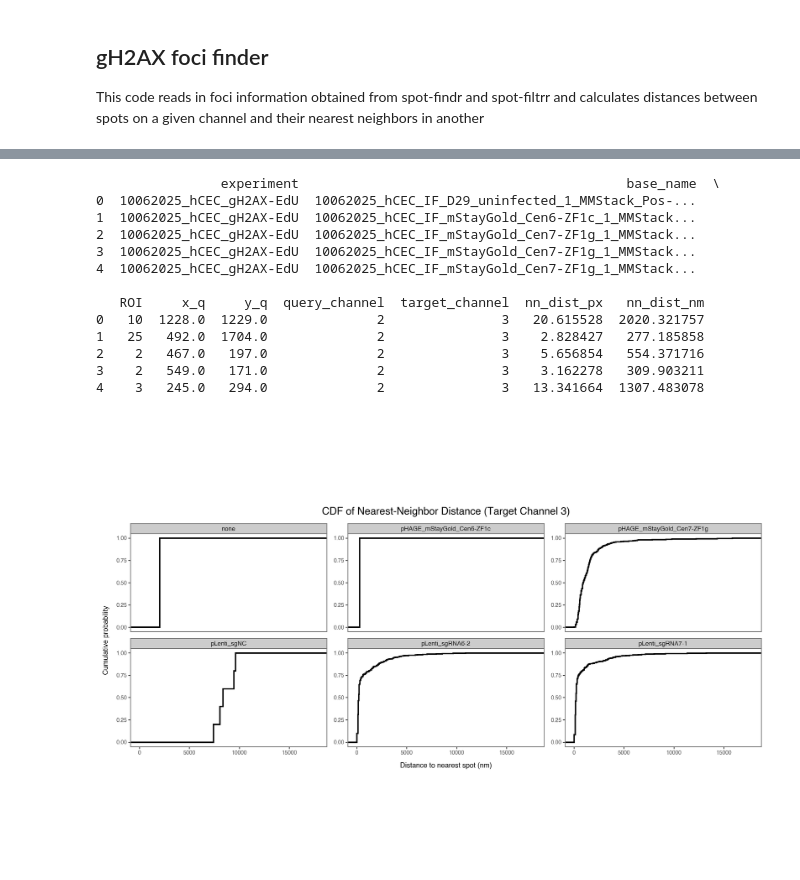
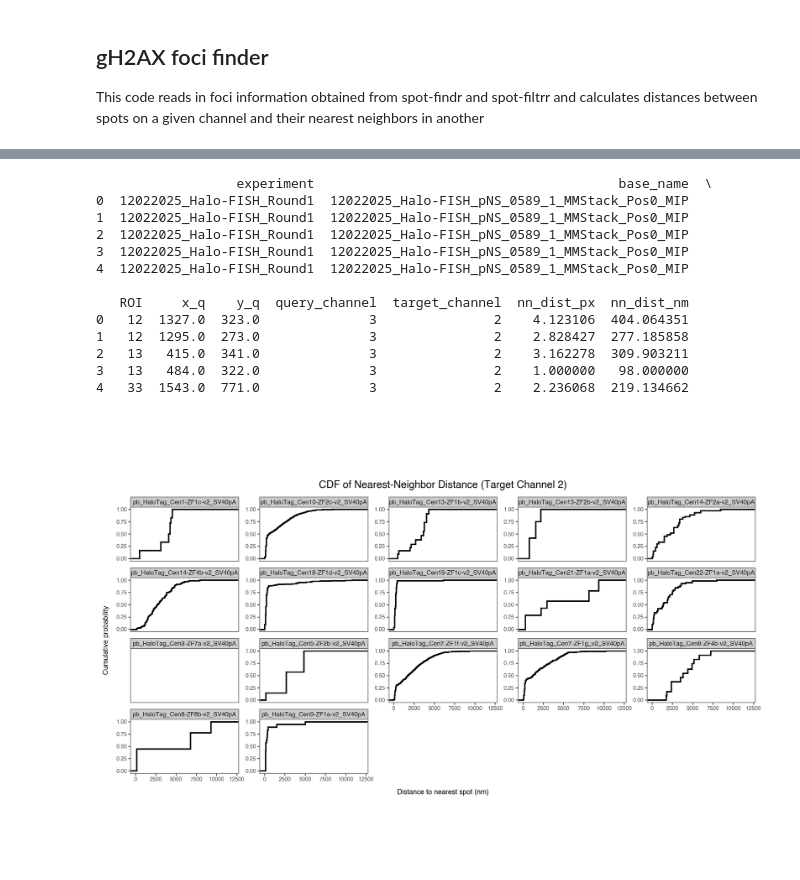
Before and after one commit to timotheelionnet/python_image-analysis, a Jupyter notebook: notebooks/nn_dist_calculator.ipynb, the cells around one changed output, grey strips where cells are left out. Saved outputs shown, nothing was run; the diff lists cells and outputs as text; code cells hidden in the pictures.

```diff
--- a/notebooks/nn_dist_calculator.ipynb
+++ b/notebooks/nn_dist_calculator.ipynb
@@ -25,7 +25,8 @@ sys.path.insert(0, '../src')  # Adjust the path as needed
 # Define the location of the file to read
 parent_directory = "/Users/nestor/Documents/NYU-ISG/microscope-data" # modify if needed
 repo_directory = "/Users/nestor/Documents/NYU-ISG/python_image-analysis" # analysis code directory
-experiment_list = ["10062025_hCEC_gH2AX-EdU"]
+experiment_list = ["12022025_Halo-FISH_Round1", "12092025_Halo-FISH_Round2",
+                   "12102025_Halo-FISH_Round3", "12162025_Halo-FISH_Round4"]
 # %%
 # Read in filtered spot data from spot-filtrr.ipynb
 
@@ -154,8 +155,8 @@ my_spot_metrics = my_spot_metrics[
 ].copy()
 
 # Define the query and target channels
-q_chan = 2
-t_chans = [3]
+q_chan = 3
+t_chans = [2]
 # And the pixel size (in nm)
 pixel_size = 98
 # %%
@@ -201,19 +202,19 @@ spot_dists = nn_dists(my_spot_metrics, q_chan = q_chan, t_chans = t_chans, pixel
 # %%
 print(spot_dists.head())
 # %% [output]
-                experiment                                          base_name  \
-0  10062025_hCEC_gH2AX-EdU  10062025_hCEC_IF_D29_uninfected_1_MMStack_Pos-...
-1  10062025_hCEC_gH2AX-EdU  10062025_hCEC_IF_mStayGold_Cen6-ZF1c_1_MMStack...
-2  10062025_hCEC_gH2AX-EdU  10062025_hCEC_IF_mStayGold_Cen7-ZF1g_1_MMStack...
-3  10062025_hCEC_gH2AX-EdU  10062025_hCEC_IF_mStayGold_Cen7-ZF1g_1_MMStack...
-4  10062025_hCEC_gH2AX-EdU  10062025_hCEC_IF_mStayGold_Cen7-ZF1g_1_MMStack...
+                  experiment                                       base_name  \
+0  12022025_Halo-FISH_Round1  12022025_Halo-FISH_pNS_0589_1_MMStack_Pos0_MIP
+1  12022025_Halo-FISH_Round1  12022025_Halo-FISH_pNS_0589_1_MMStack_Pos0_MIP
+2  12022025_Halo-FISH_Round1  12022025_Halo-FISH_pNS_0589_1_MMStack_Pos0_MIP
+3  12022025_Halo-FISH_Round1  12022025_Halo-FISH_pNS_0589_1_MMStack_Pos0_MIP
+4  12022025_Halo-FISH_Round1  12022025_Halo-FISH_pNS_0589_1_MMStack_Pos0_MIP
 
-   ROI     x_q     y_q  query_channel  target_channel  nn_dist_px   nn_dist_nm
-0   10  1228.0  1229.0              2               3   20.615528  2020.321757
-1   25   492.0  1704.0              2               3    2.828427   277.185858
-2    2   467.0   197.0              2               3    5.656854   554.371716
-3    2   549.0   171.0              2               3    3.162278   309.903211
-4    3   245.0   294.0              2               3   13.341664  1307.483078
+   ROI     x_q    y_q  query_channel  target_channel  nn_dist_px  nn_dist_nm
+0   12  1327.0  323.0              3               2    4.123106  404.064351
+1   12  1295.0  273.0              3               2    2.828427  277.185858
+2   13   415.0  341.0              3               2    3.162278  309.903211
+3   13   484.0  322.0              3               2    1.000000   98.000000
+4   33  1543.0  771.0              3               2    2.236068  219.134662
 # %%
 # Incorporate metadata into spot_dists
 my_cols = ["experiment", "base_name", "ROI",
@@ -226,35 +227,35 @@ spot_dists = pd.merge(spot_dists,
 import plotnine as p9
 
 # Subset to only the distances for the desired target channel
-tc = 3
+tc = 2
 my_df = spot_dists[spot_dists['target_channel'] == tc]
 
 cdf_plot = (
     p9.ggplot(my_df, p9.aes(x = 'nn_dist_nm'))
     + p9.stat_ecdf(size=1, group = 'target_channel')
     + p9.facet_wrap('~ plasmid', scales='free_y')
     + p9.labs(
         title=f'CDF of Nearest-Neighbor Distance (Target Channel {tc})',
         x='Distance to nearest spot (nm)',
         y='Cumulative probability',
         color='Genotype'
     )
     + p9.theme_bw()
     + p9.theme(
         figure_size=(12, 8),
         aspect_ratio=1/2,
         panel_grid=p9.element_blank(),
         strip_text=p9.element_text(size=8),
         axis_text=p9.element_text(size=7),
         axis_title=p9.element_text(size=9),
         legend_position='right'
     )
 )
 
 # Display
 cdf_plot
 # %% [output]
-[figure, old version]
+[figure, new version]
 # %%
 # FILE SAVING
 
```
Also changed, not shown: parts of 2 cells of this notebook, 2 other files.
